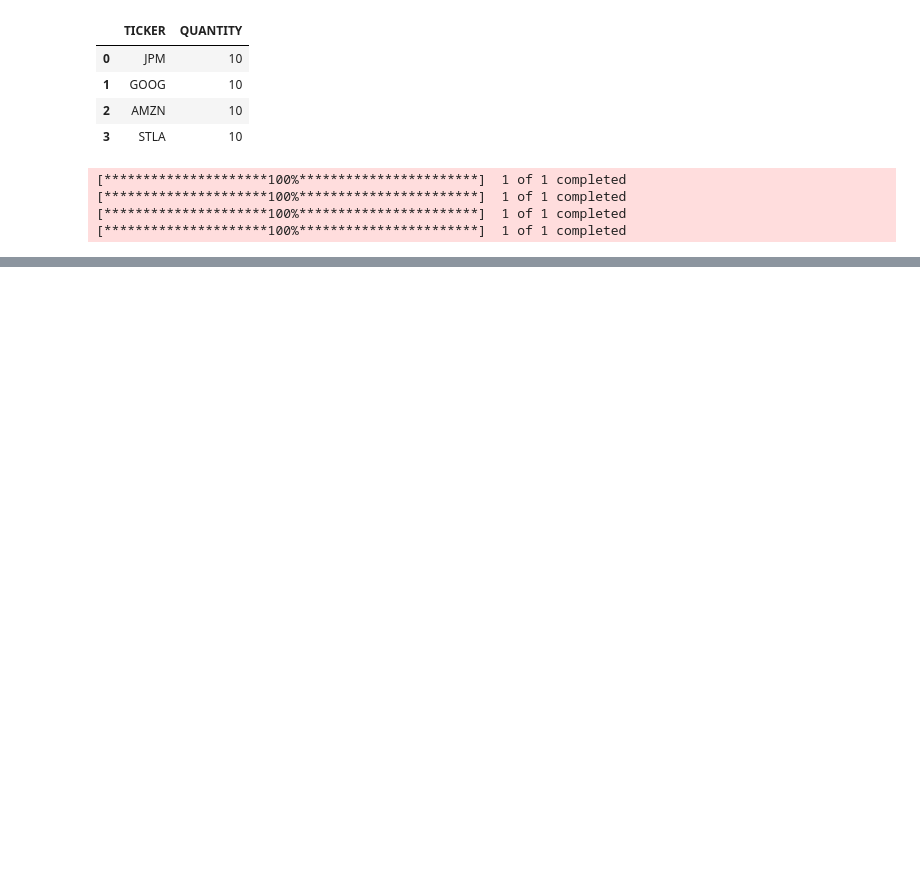
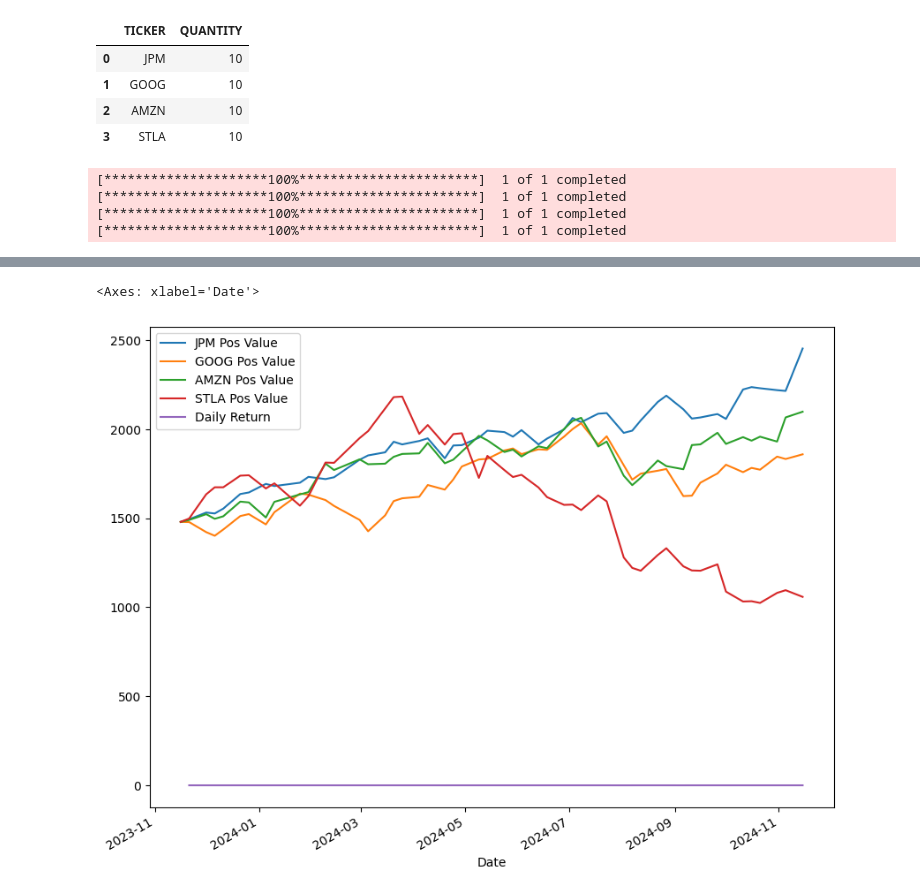
Before and after one commit to apakr/portfolio_analyzer, a Jupyter notebook: monte_scratchwork.ipynb, the cells around one changed output, grey strips where cells are left out. Drawn from its saved outputs; the diff is of its cells as text; code cells hidden in the pictures; blank space fills up the shorter version.

```diff
--- a/monte_scratchwork.ipynb
+++ b/monte_scratchwork.ipynb
@@ -91,0 +162,5 @@ og_alloc
+# %%
+portf_val.drop('Total', axis = 1).plot(figsize=(10,8))
+# %% [output]
+<Axes: xlabel='Date'>
+[figure, added]
```
Also changed, not shown: parts of 18 cells of this notebook.
